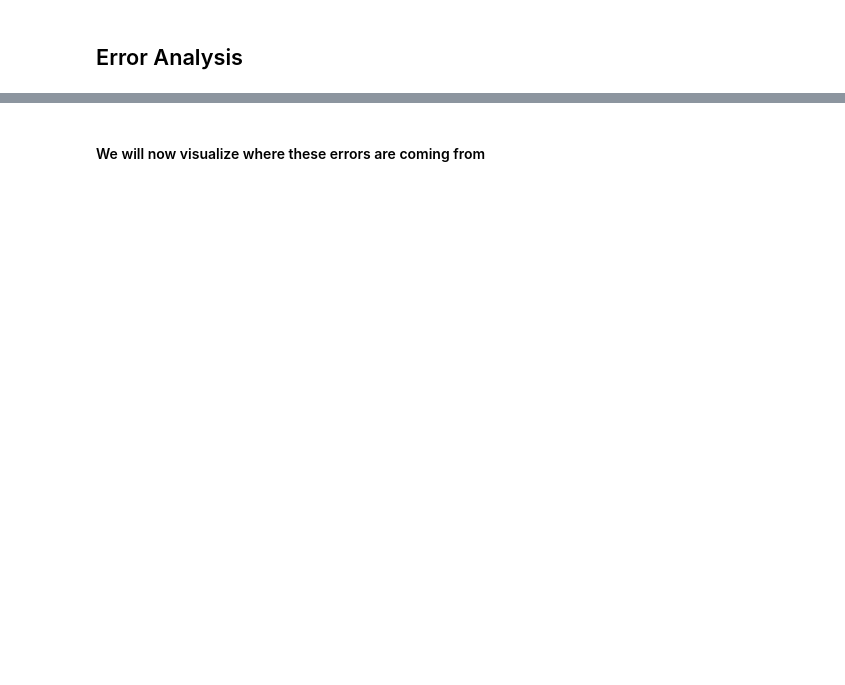
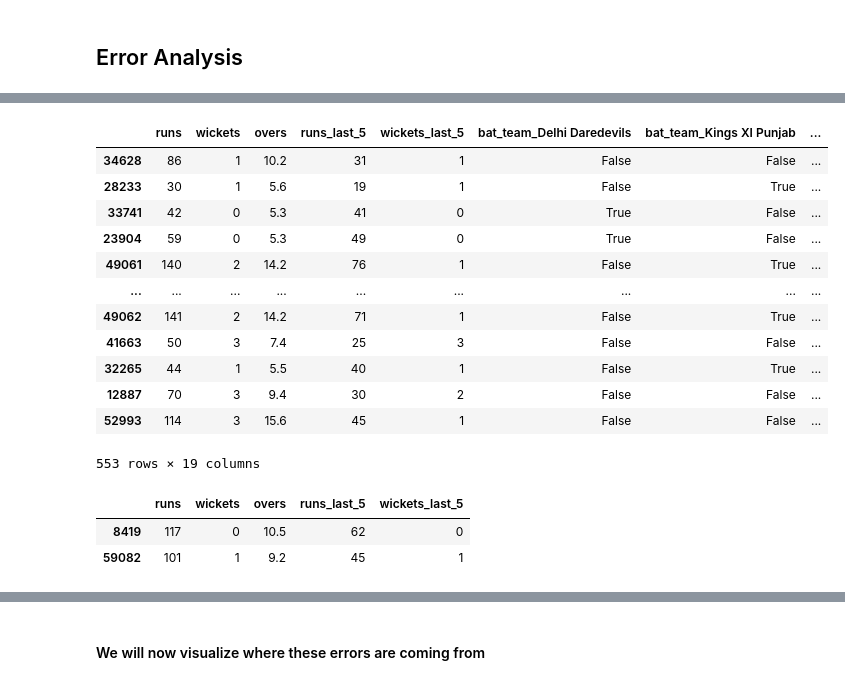
Before and after one commit to adin11/Ipl-score-predictor, a Jupyter notebook: model.ipynb, the cells around one changed output, grey strips where cells are left out. Drawn from its saved outputs; the diff is of its cells as text; code cells hidden in the pictures; blank space fills up the shorter version.

```diff
--- a/model.ipynb
+++ b/model.ipynb
@@ -331,3 +533,17 @@ extreme_results_df.index
 # %%
 extreme_errors_df = X_test.loc[extreme_results_df.index]
-extreme_errors_df.head(3)
+extreme_errors_df
+# %% [output]
+|  | runs | wickets | overs | runs_last_5 | wickets_last_5 | bat_team_Delhi Daredevils | bat_team_Kings XI Punjab | ... |
+| 34628 | 86 | 1 | 10.2 | 31 | 1 | False | False | ... |
+| 28233 | 30 | 1 | 5.6 | 19 | 1 | False | True | ... |
+| 33741 | 42 | 0 | 5.3 | 41 | 0 | True | False | ... |
+| 23904 | 59 | 0 | 5.3 | 49 | 0 | True | False | ... |
+| 49061 | 140 | 2 | 14.2 | 76 | 1 | False | True | ... |
+| ... | ... | ... | ... | ... | ... | ... | ... | ... |
+| 49062 | 141 | 2 | 14.2 | 71 | 1 | False | True | ... |
+| 41663 | 50 | 3 | 7.4 | 25 | 3 | False | False | ... |
+| 32265 | 44 | 1 | 5.5 | 40 | 1 | False | True | ... |
+| 12887 | 70 | 3 | 9.4 | 30 | 2 | False | False | ... |
+| 52993 | 114 | 3 | 15.6 | 45 | 1 | False | False | ... |
+553 rows × 19 columns
@@ -334 +552,8 @@ extreme_errors_df.head(3)
+# %%
+cols_to_check_error = X_test.select_dtypes(exclude=['bool'])
+cols_to_check_error.head(2)
+# %% [output]
+|  | runs | wickets | overs | runs_last_5 | wickets_last_5 |
+| 8419 | 117 | 0 | 10.5 | 62 | 0 |
+| 59082 | 101 | 1 | 9.2 | 45 | 1 |
 # %%
```
Also changed, not shown: parts of 71 cells of this notebook.
